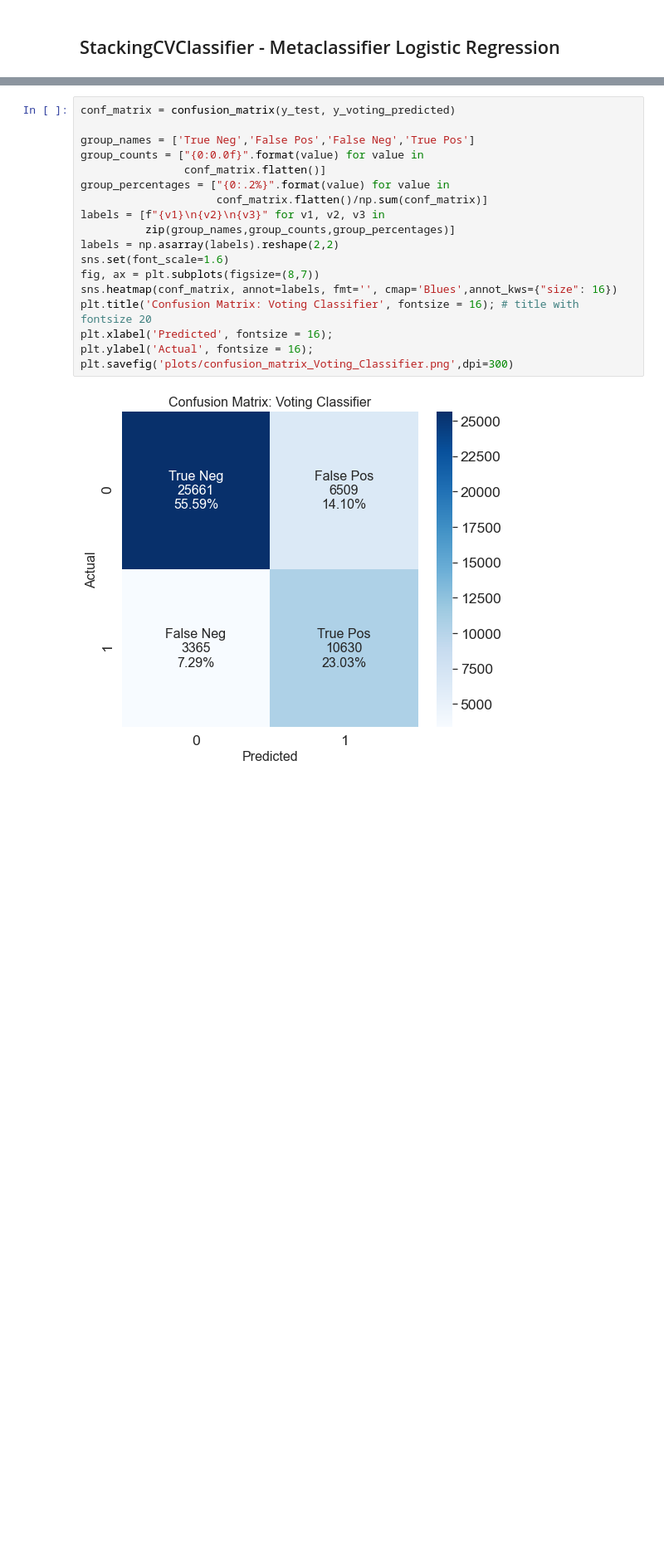
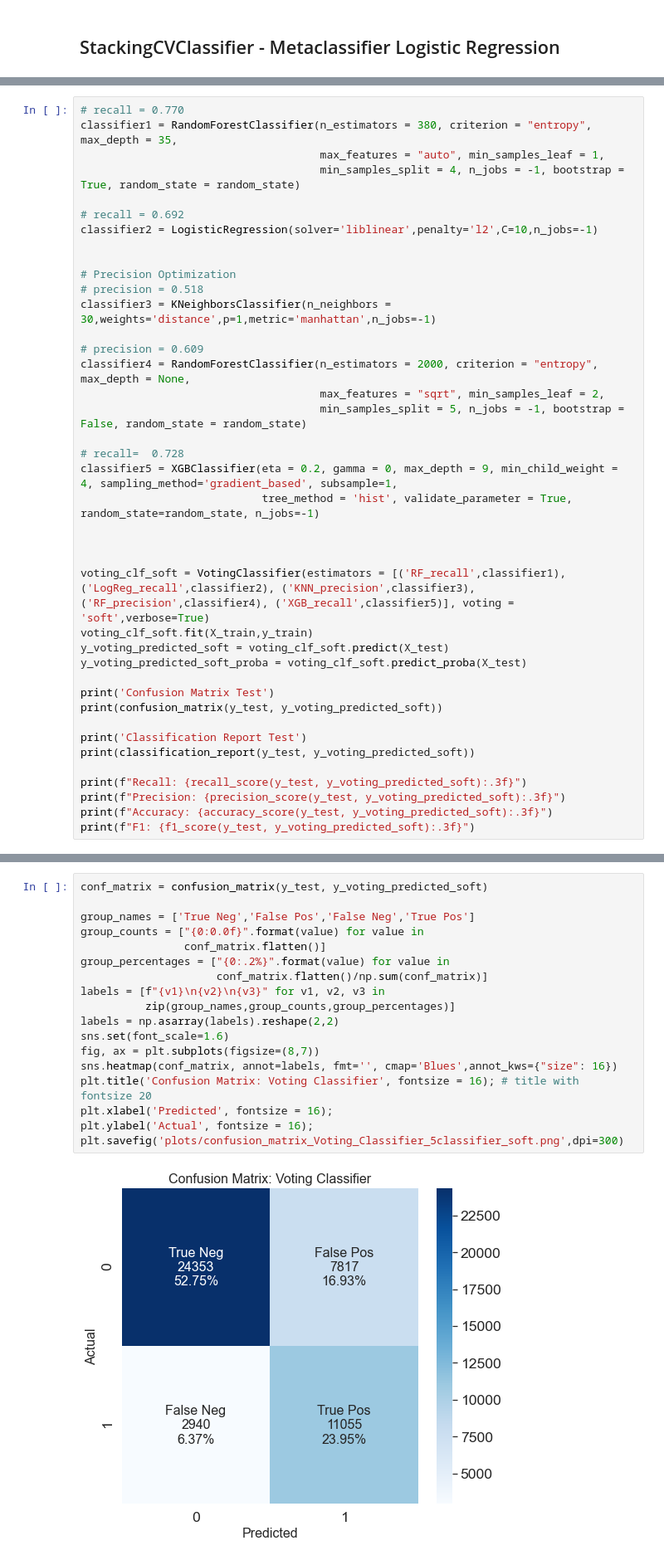
Before and after one commit to jb-ds2020/nf-ds3-capstone-churn-prevention, a Jupyter notebook: ML-Capstone_Zeit.ipynb, the cells around one changed output, grey strips where cells are left out. Shown at 83% size. Drawn from its saved outputs; the diff is of its cells as text; blank space fills up the shorter version.

Commit message:
Embedding added, plots added, spell checking

```diff
--- a/ML-Capstone_Zeit.ipynb
+++ b/ML-Capstone_Zeit.ipynb
@@ -1273,0 +1411,40 @@ F1: 0.683
+# %%
+# recall = 0.770
+classifier1 = RandomForestClassifier(n_estimators = 380, criterion = "entropy", max_depth = 35,
+                                     max_features = "auto", min_samples_leaf = 1,
+                                     min_samples_split = 4, n_jobs = -1, bootstrap = True, random_state = random_state)
+
+# recall = 0.692
+classifier2 = LogisticRegression(solver='liblinear',penalty='l2',C=10,n_jobs=-1)
+
+
+# Precision Optimization
+# precision = 0.518
+classifier3 = KNeighborsClassifier(n_neighbors = 30,weights='distance',p=1,metric='manhattan',n_jobs=-1)
+
+# precision = 0.609
+classifier4 = RandomForestClassifier(n_estimators = 2000, criterion = "entropy", max_depth = None,
+                                     max_features = "sqrt", min_samples_leaf = 2,
+                                     min_samples_split = 5, n_jobs = -1, bootstrap = False, random_state = random_state)
+
+# recall=  0.728
+classifier5 = XGBClassifier(eta = 0.2, gamma = 0, max_depth = 9, min_child_weight = 4, sampling_method='gradient_based', subsample=1,
+                            tree_method = 'hist', validate_parameter = True, random_state=random_state, n_jobs=-1)
+
+
+
+voting_clf_soft = VotingClassifier(estimators = [('RF_recall',classifier1), ('LogReg_recall',classifier2), ('KNN_precision',classifier3), ('RF_precision',classifier4), ('XGB_recall',classifier5)], voting = 'soft',verbose=True)
+voting_clf_soft.fit(X_train,y_train)
+y_voting_predicted_soft = voting_clf_soft.predict(X_test)
+y_voting_predicted_soft_proba = voting_clf_soft.predict_proba(X_test)
+
+print('Confusion Matrix Test')
+print(confusion_matrix(y_test, y_voting_predicted_soft))
+
+print('Classification Report Test')
+print(classification_report(y_test, y_voting_predicted_soft))
+
+print(f"Recall: {recall_score(y_test, y_voting_predicted_soft):.3f}")
+print(f"Precision: {precision_score(y_test, y_voting_predicted_soft):.3f}")
+print(f"Accuracy: {accuracy_score(y_test, y_voting_predicted_soft):.3f}")
+print(f"F1: {f1_score(y_test, y_voting_predicted_soft):.3f}")
@@ -1274,20 +1469,20 @@ F1: 0.683
 # %%
-conf_matrix = confusion_matrix(y_test, y_voting_predicted)
+conf_matrix = confusion_matrix(y_test, y_voting_predicted_soft)
 
 group_names = ['True Neg','False Pos','False Neg','True Pos']
 group_counts = ["{0:0.0f}".format(value) for value in
                 conf_matrix.flatten()]
 group_percentages = ["{0:.2%}".format(value) for value in
                      conf_matrix.flatten()/np.sum(conf_matrix)]
 labels = [f"{v1}\n{v2}\n{v3}" for v1, v2, v3 in
           zip(group_names,group_counts,group_percentages)]
 labels = np.asarray(labels).reshape(2,2)
 sns.set(font_scale=1.6)
 fig, ax = plt.subplots(figsize=(8,7))
 sns.heatmap(conf_matrix, annot=labels, fmt='', cmap='Blues',annot_kws={"size": 16})
 plt.title('Confusion Matrix: Voting Classifier', fontsize = 16); # title with fontsize 20
 plt.xlabel('Predicted', fontsize = 16);
 plt.ylabel('Actual', fontsize = 16);
-plt.savefig('plots/confusion_matrix_Voting_Classifier.png',dpi=300)
+plt.savefig('plots/confusion_matrix_Voting_Classifier_5classifier_soft.png',dpi=300)
 # %% [output]
-[figure, old version]
+[figure, new version]
```
Also changed, not shown: parts of 46 cells of this notebook, 18 other files.
